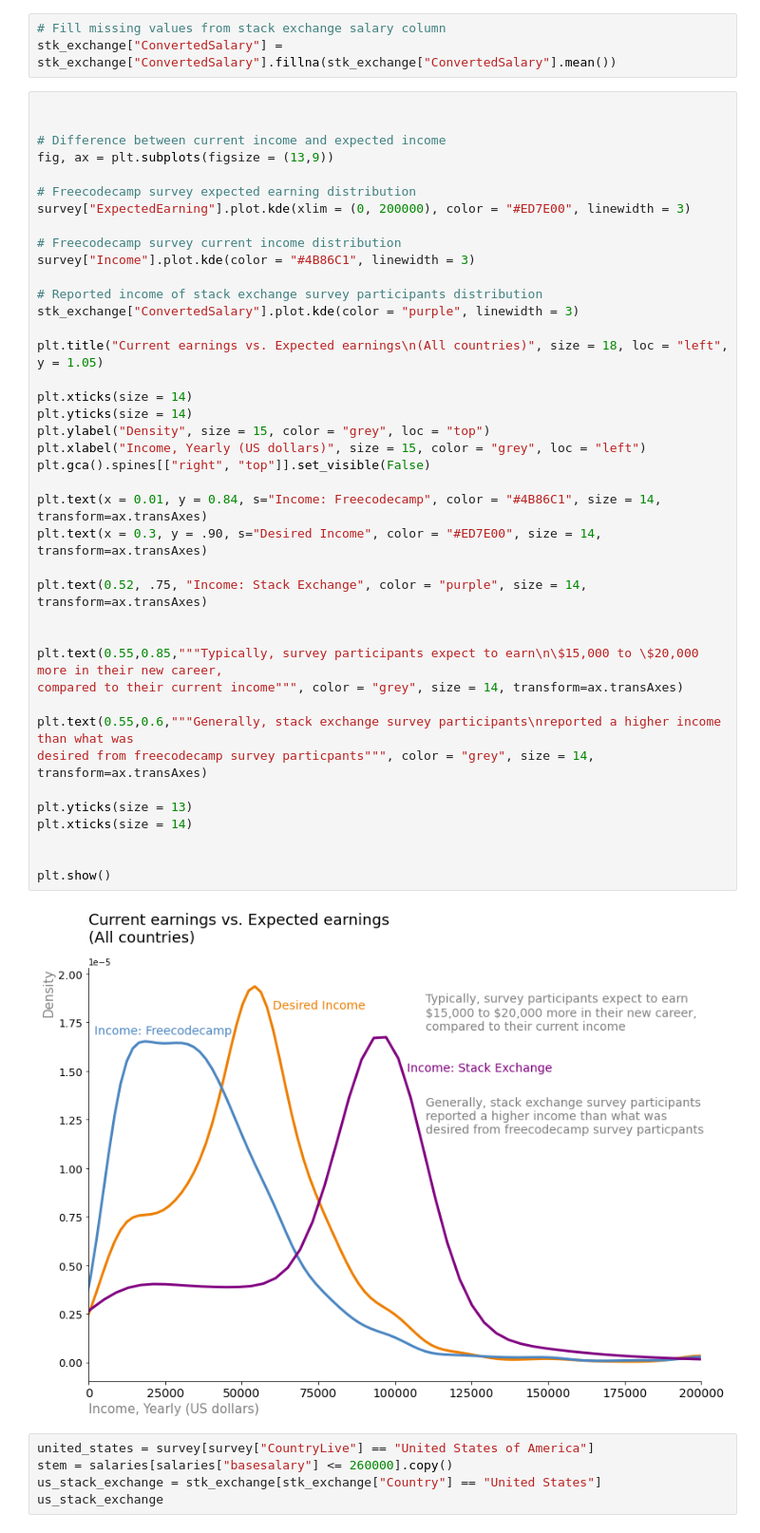
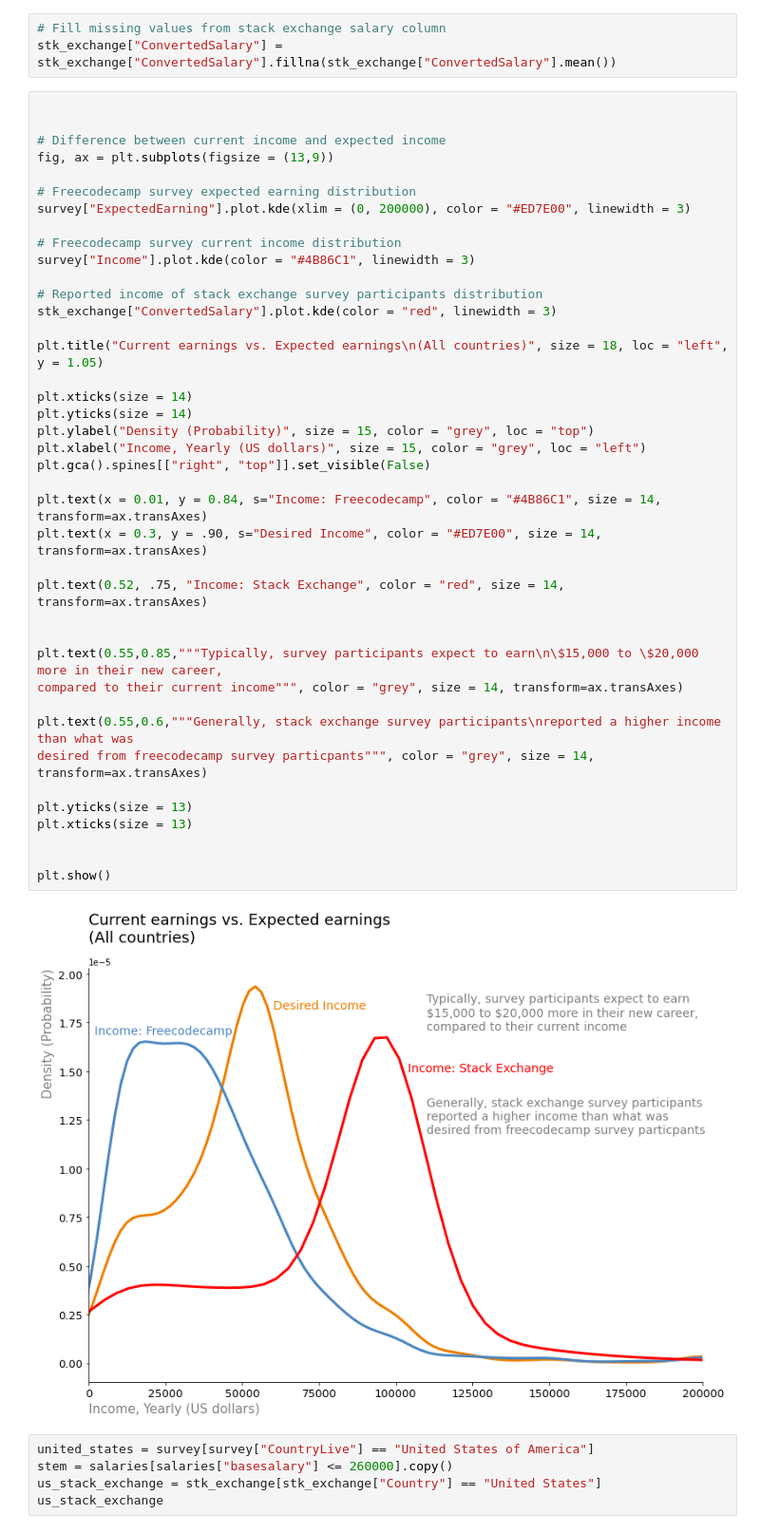
Before and after one commit to paul-trood/Portfolio-Best_Markets_for_Advertising, a Jupyter notebook: coding_survey.ipynb, the cells around one changed output. Shown at 95% size. Cells and saved outputs as stored; diff of their text form.

```diff
--- a/coding_survey.ipynb
+++ b/coding_survey.ipynb
@@ -734,38 +734,38 @@ fig, ax = plt.subplots(figsize = (13,9))
 survey["ExpectedEarning"].plot.kde(xlim = (0, 200000), color = "#ED7E00", linewidth = 3)
 
 # Freecodecamp survey current income distribution
 survey["Income"].plot.kde(color = "#4B86C1", linewidth = 3)
 
 # Reported income of stack exchange survey participants distribution
-stk_exchange["ConvertedSalary"].plot.kde(color = "purple", linewidth = 3)
+stk_exchange["ConvertedSalary"].plot.kde(color = "red", linewidth = 3)
 
 plt.title("Current earnings vs. Expected earnings\n(All countries)", size = 18, loc = "left", y = 1.05)
 
 plt.xticks(size = 14)
 plt.yticks(size = 14)
-plt.ylabel("Density", size = 15, color = "grey", loc = "top")
+plt.ylabel("Density (Probability)", size = 15, color = "grey", loc = "top")
 plt.xlabel("Income, Yearly (US dollars)", size = 15, color = "grey", loc = "left")
 plt.gca().spines[["right", "top"]].set_visible(False)
 
 plt.text(x = 0.01, y = 0.84, s="Income: Freecodecamp", color = "#4B86C1", size = 14, transform=ax.transAxes)
 plt.text(x = 0.3, y = .90, s="Desired Income", color = "#ED7E00", size = 14, transform=ax.transAxes)
 
-plt.text(0.52, .75, "Income: Stack Exchange", color = "purple", size = 14, transform=ax.transAxes)
+plt.text(0.52, .75, "Income: Stack Exchange", color = "red", size = 14, transform=ax.transAxes)
 
 
 plt.text(0.55,0.85,"""Typically, survey participants expect to earn\n\$15,000 to \$20,000 more in their new career,
 compared to their current income""", color = "grey", size = 14, transform=ax.transAxes)
 
 plt.text(0.55,0.6,"""Generally, stack exchange survey participants\nreported a higher income than what was
 desired from freecodecamp survey particpants""", color = "grey", size = 14, transform=ax.transAxes)
 
 plt.yticks(size = 13)
-plt.xticks(size = 14)
+plt.xticks(size = 13)
 
 
 plt.show()
 # %% [output]
-[figure, old version]
+[figure, new version]
 # %%
 united_states = survey[survey["CountryLive"] == "United States of America"]
 stem = salaries[salaries["basesalary"] <= 260000].copy()
```
Also changed, not shown: parts of 7 cells of this notebook.
